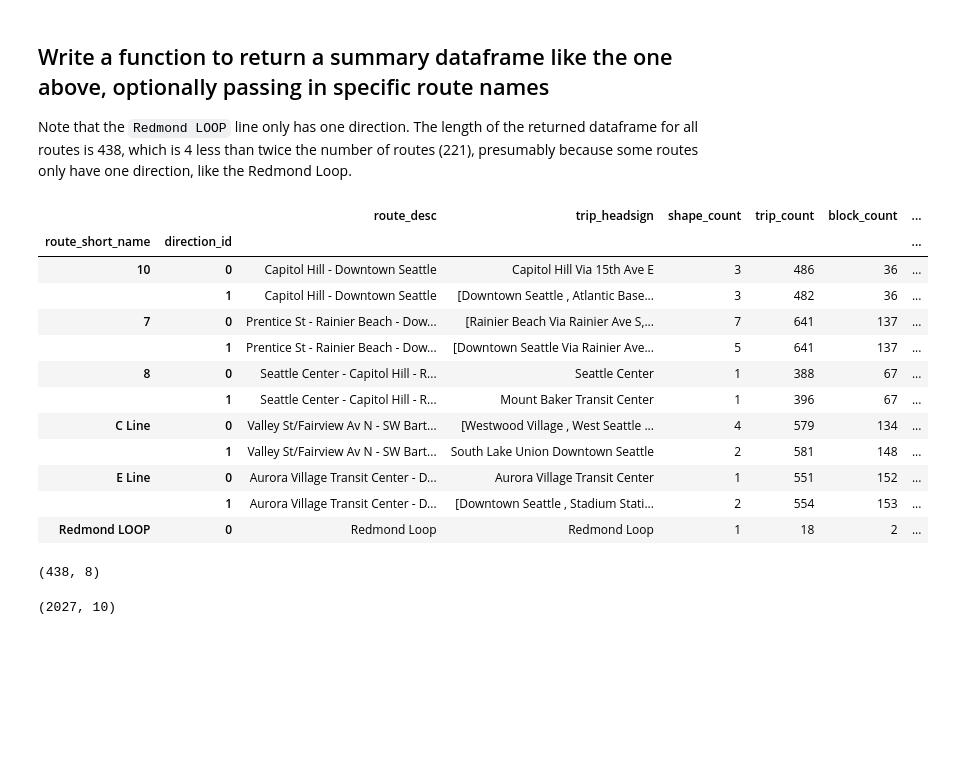
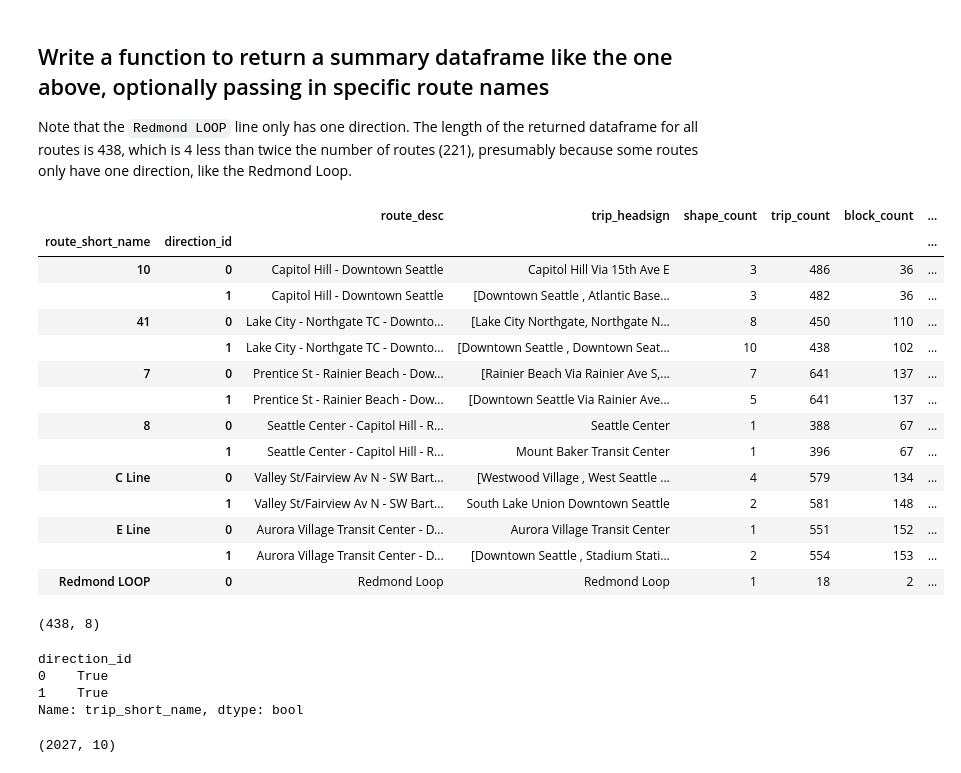
Before and after one commit to 350Seattle-Transportation-Team/gtfs-realtime, a Jupyter notebook: data_transformation/02_work_on_gtfs_classes.ipynb, the cells around one changed output. Drawn from its saved outputs; the diff is of its cells as text; code cells hidden in the pictures; blank space fills up the shorter version.

```diff
--- a/data_transformation/02_work_on_gtfs_classes.ipynb
+++ b/data_transformation/02_work_on_gtfs_classes.ipynb
@@ -281,12 +281,14 @@ str
 
 Note that the `Redmond LOOP` line only has one direction. The length of the returned dataframe for all routes is 438, which is 4 less than twice the number of routes (221), presumably because some routes only have one direction, like the Redmond Loop.
 # %%
-gtfs_aug18.trips_by_route_and_direction(10, 7, 'C Line', 'E Line', 8, 'Redmond LOOP')
+gtfs_aug18.trips_by_route_and_direction(10, 7, 'C Line', 'E Line', 8, 'Redmond LOOP', 41)
 # %% [output]
 |  |  | route_desc | trip_headsign | shape_count | trip_count | block_count | ... |
 | route_short_name | direction_id |  |  |  |  |  | ... |
 | 10 | 0 | Capitol Hill - Downtown Seattle | Capitol Hill Via 15th Ave E | 3 | 486 | 36 | ... |
 |  | 1 | Capitol Hill - Downtown Seattle | [Downtown Seattle , Atlantic Base... | 3 | 482 | 36 | ... |
+| 41 | 0 | Lake City - Northgate TC - Downto... | [Lake City Northgate, Northgate N... | 8 | 450 | 110 | ... |
+|  | 1 | Lake City - Northgate TC - Downto... | [Downtown Seattle , Downtown Seat... | 10 | 438 | 102 | ... |
 | 7 | 0 | Prentice St - Rainier Beach - Dow... | [Rainier Beach Via Rainier Ave S,... | 7 | 641 | 137 | ... |
 |  | 1 | Prentice St - Rainier Beach - Dow... | [Downtown Seattle Via Rainier Ave... | 5 | 641 | 137 | ... |
 | 8 | 0 | Seattle Center - Capitol Hill - R... | Seattle Center | 1 | 388 | 67 | ... |
@@ -300,6 +302,15 @@ gtfs_aug18.trips_by_route_and_direction(10, 7, 'C Line', 'E Line', 8, 'Redmond L
 gtfs_aug18.trips_by_route_and_direction().shape
 # %% [output]
 (438, 8)
+# %%
+trips_by_direction = gtfs_aug18.trips_by_route_and_direction()
+trips_by_direction.loc['101', 'trip_short_name'] == 'LOCAL'
+# trips_by_direction[(trips_by_direction.trip_short_name == 'LOCAL')]
+# %% [output]
+direction_id
+0    True
+1    True
+Name: trip_short_name, dtype: bool
 # %%
 gtfs_aug18.trips[gtfs_aug18.trips['fare_id'].isna()].shape
 # %% [output]
```
Also changed, not shown: parts of 9 cells of this notebook, 1 other file.
